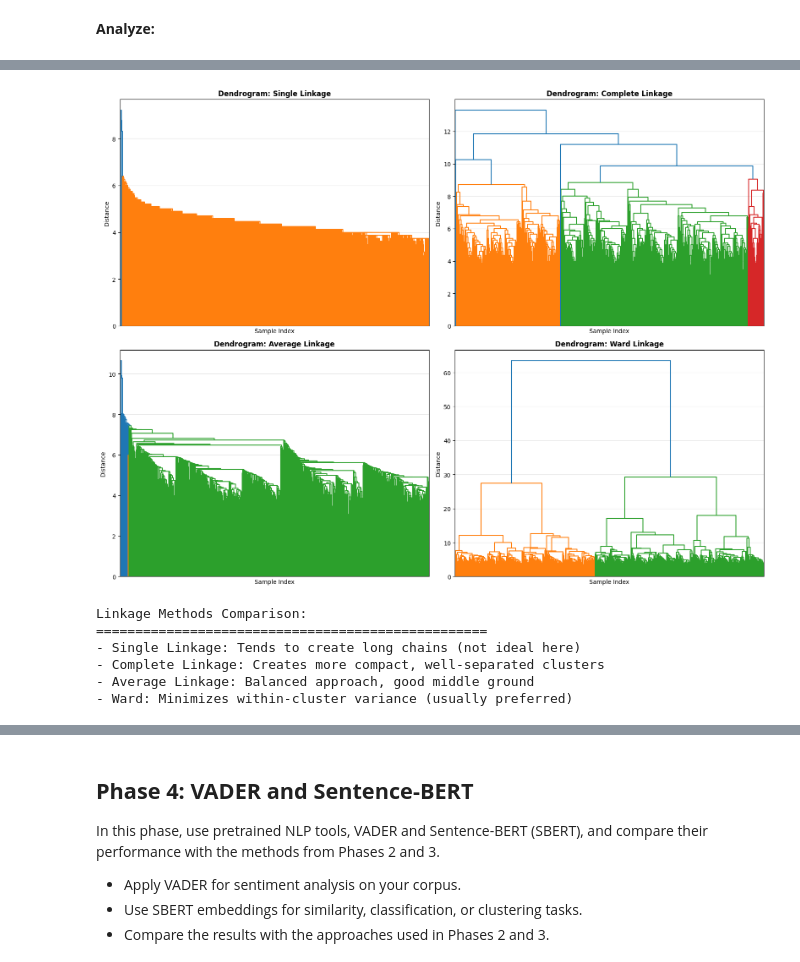
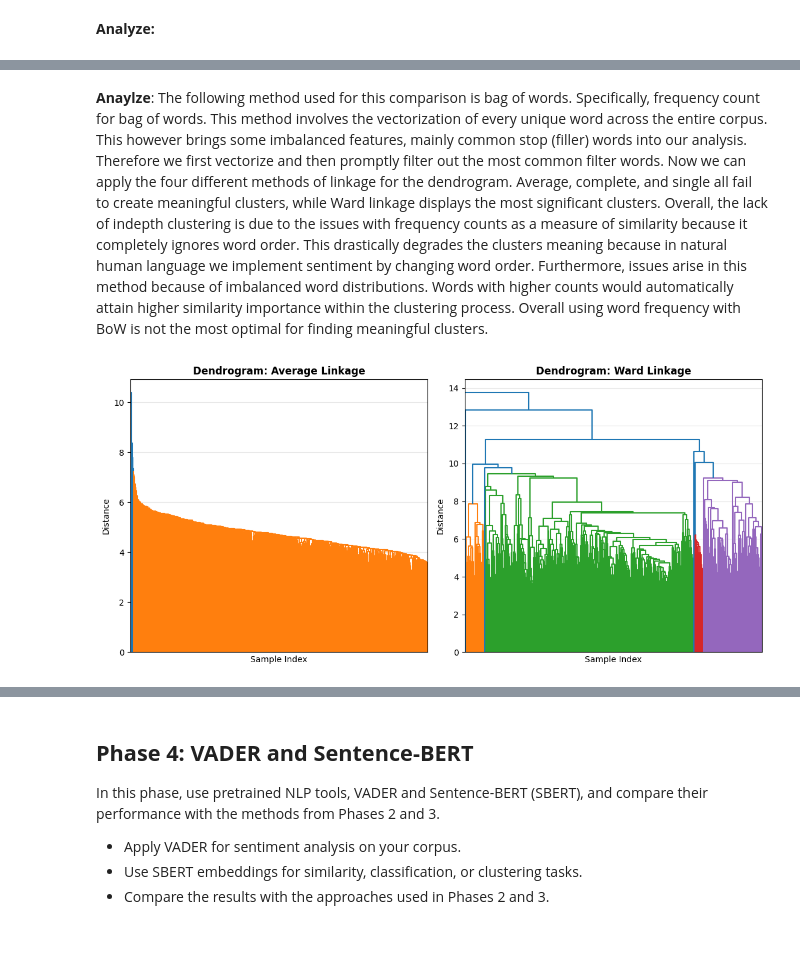
Before and after one commit to christiewong219/Team-5-CS105-Final-Project, a Jupyter notebook: Team5_CS105_Final_Project.ipynb, the cells around one changed output, grey strips where cells are left out. Saved outputs shown, nothing was run; the diff lists cells and outputs as text; code cells hidden in the pictures; blank space fills up the shorter version.

```diff
--- a/Team5_CS105_Final_Project.ipynb
+++ b/Team5_CS105_Final_Project.ipynb
@@ -667,13 +669,13 @@ Binary_df[cols_ADD] = df[cols_ADD]
 # %%
-#TFIDF
+#BOW
 
 # Compare different linkage methods
-linkage_methods = ['single', 'complete', 'average', 'ward']
-fig, axes = plt.subplots(2, 2, figsize=(16, 12))
+linkage_methods = ['average', 'ward']
+fig, axes = plt.subplots(1, 2, figsize=(11.25, 5.25))
 axes = axes.ravel()
 
 for idx, method in enumerate(linkage_methods):
-    Z_method = linkage(Tfidf_df.dropna(), method=method)
+    Z_method = linkage(bow_df.dropna(), method=method)
     dendrogram(Z_method, ax=axes[idx], no_labels=True)
     axes[idx].set_title(f'Dendrogram: {method.capitalize()} Linkage', fontweight='bold')
     axes[idx].set_xlabel('Sample Index')
@@ -682,11 +684,4 @@ for idx, method in enumerate(linkage_methods):
 
 plt.tight_layout()
 plt.show()
-
-print("Linkage Methods Comparison:")
-print("="*50)
-print("- Single Linkage: Tends to create long chains (not ideal here)")
-print("- Complete Linkage: Creates more compact, well-separated clusters")
-print("- Average Linkage: Balanced approach, good middle ground")
-print("- Ward: Minimizes within-cluster variance (usually preferred)")
 # %% [output]
@@ -700,33 +689,22 @@ Linkage Methods Comparison:
+# %% [markdown]
+**Anaylze**: The following method used for this comparison is bag of words. Specifically, frequency count for bag of words. This method involves the vectorization of every unique word across the entire corpus. This however brings some imbalanced features, mainly common stop (filler) words into our analysis. Therefore we first vectorize and then promptly filter out the most common filter words. Now we can apply the four different methods of linkage for the dendrogram. Average, complete, and single all fail to create meaningful clusters, while Ward linkage displays the most significant clusters. Overall, the lack of indepth clustering is due to the issues with frequency counts as a measure of similarity because it completely ignores word order. This drastically degrades the clusters meaning because in natural human language we implement sentiment by changing word order. Furthermore, issues arise in this method because of imbalanced word distributions. Words with higher counts would automatically attain higher similarity importance within the clustering process. Overall using word frequency with BoW is not the most optimal for finding meaningful clusters.
 # %%
-#BOW
+#One-Hot
 
 # Compare different linkage methods
-linkage_methods = ['single', 'complete', 'average', 'ward']
-fig, axes = plt.subplots(2, 2, figsize=(16, 12))
+linkage_methods = ['average', 'ward']
+fig, axes = plt.subplots(1, 2, figsize=(11.25, 5.25))
 axes = axes.ravel()
 
 for idx, method in enumerate(linkage_methods):
-    Z_method = linkage(Bow_df.dropna(), method=method)
+    Z_method = linkage(binary_df.dropna(), method=method)
     dendrogram(Z_method, ax=axes[idx], no_labels=True)
     axes[idx].set_title(f'Dendrogram: {method.capitalize()} Linkage', fontweight='bold')
     axes[idx].set_xlabel('Sample Index')
     axes[idx].set_ylabel('Distance')
     axes[idx].grid(True, alpha=0.3)
 
 plt.tight_layout()
 plt.show()
-
-print("Linkage Methods Comparison:")
-print("="*50)
-print("- Single Linkage: Tends to create long chains (not ideal here)")
-print("- Complete Linkage: Creates more compact, well-separated clusters")
-print("- Average Linkage: Balanced approach, good middle ground")
-print("- Ward: Minimizes within-cluster variance (usually preferred)")
 # %% [output]
-[figure, old version]
+[figure, new version]
-Linkage Methods Comparison:
-==================================================
-- Single Linkage: Tends to create long chains (not ideal here)
-- Complete Linkage: Creates more compact, well-separated clusters
-- Average Linkage: Balanced approach, good middle ground
-- Ward: Minimizes within-cluster variance (usually preferred)
```
Also changed, not shown: parts of 11 cells of this notebook.
